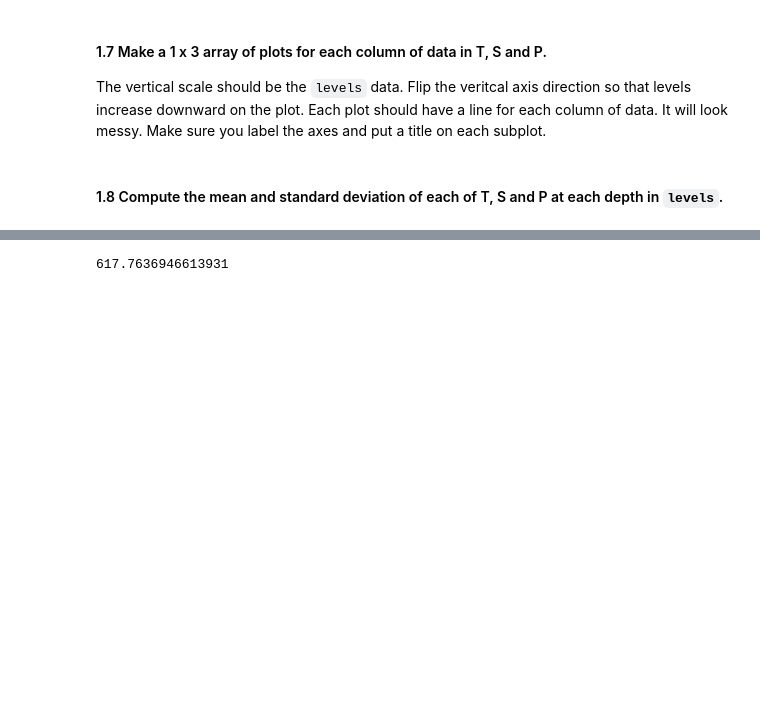
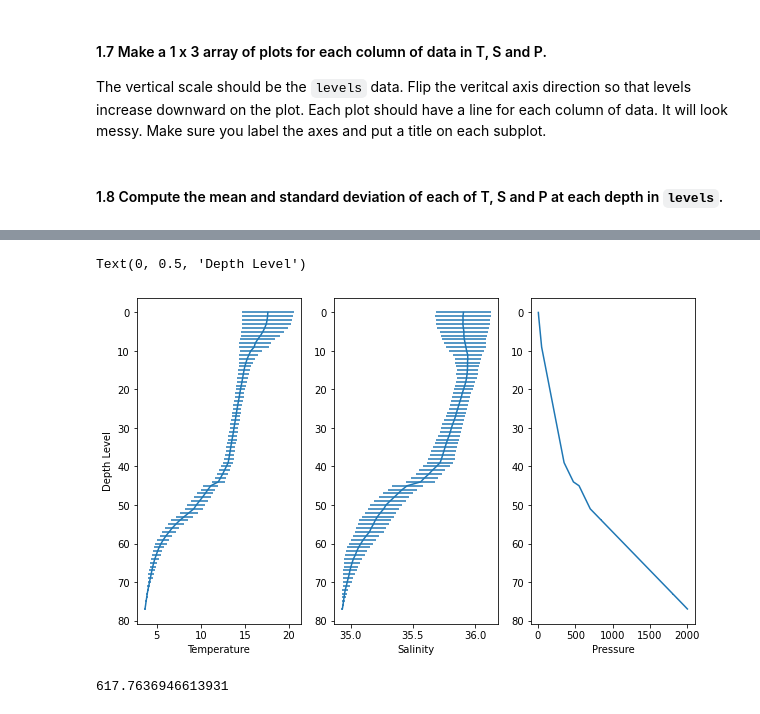
Before and after one commit to zubaer005/CMSC6950_Assignments, a Jupyter notebook: Assignment_7.ipynb, the cells around one changed output, grey strips where cells are left out. Cells and saved outputs as stored; diff of their text form; code cells hidden in the pictures; blank space fills up the shorter version.

```diff
--- a/Assignment_7.ipynb
+++ b/Assignment_7.ipynb
@@ -85,0 +92,23 @@ S_ma.mean()
+# %%
+Tmean = T.mean(axis=1)
+Tstd = T.std(axis=1)
+Smean = S.mean(axis=1)
+Sstd = S.std(axis=1)
+Pmean = P.mean(axis=1)
+Pstd = P.std(axis=1)
+# %%
+fig, axs = plt.subplots(1, 3, figsize=(10, 6))
+axs[0].errorbar(Tmean, levels, xerr=Tstd)
+axs[1].errorbar(Smean, levels, xerr=Sstd)
+axs[2].errorbar(Pmean, levels, xerr=Pstd)
+
+for i in range(3):
+    axs[i].invert_yaxis()
+
+axs[0].set_xlabel('Temperature')
+axs[1].set_xlabel('Salinity')
+axs[2].set_xlabel('Pressure')
+axs[0].set_ylabel('Depth Level')
+# %% [output]
+Text(0, 0.5, 'Depth Level')
+[figure, added]
```
Also changed, not shown: parts of 28 cells of this notebook.
